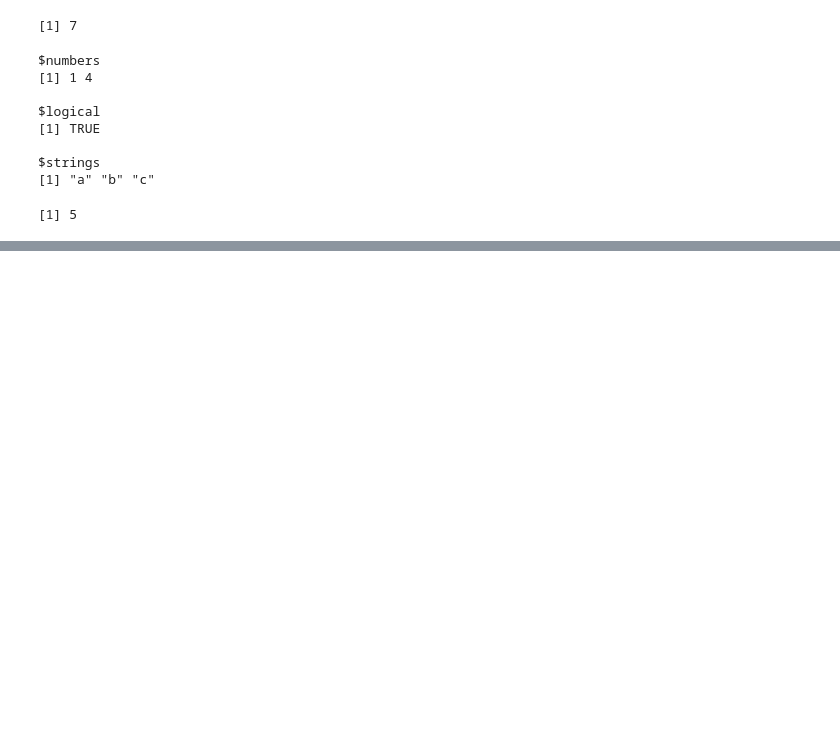
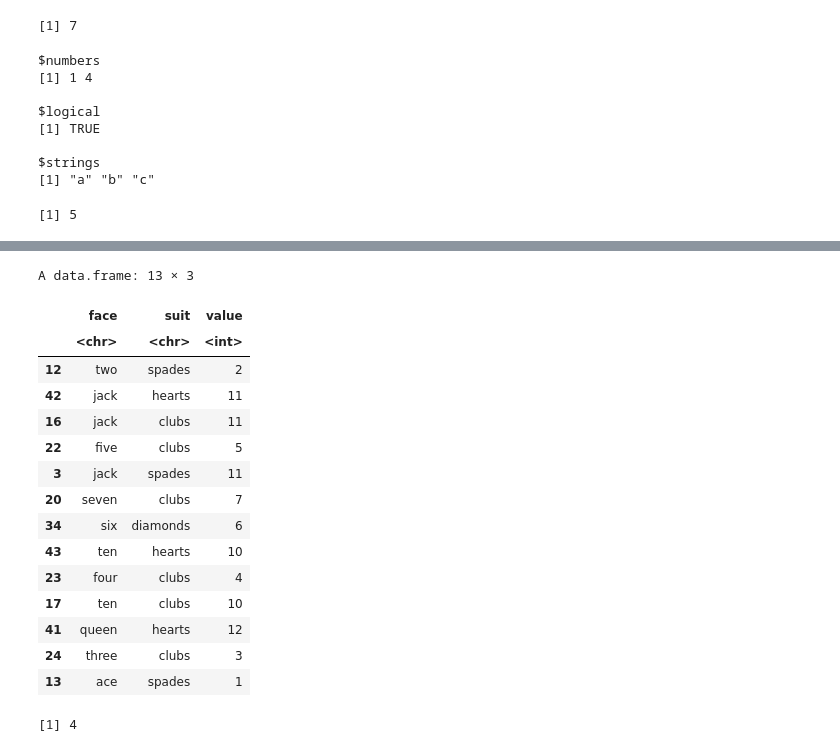
Before and after one commit to SamGombs20/learningR, a Jupyter notebook: code/learning_R.ipynb, the cells around one changed output, grey strips where cells are left out. Cells and saved outputs as stored; diff of their text form; code cells hidden in the pictures; blank space fills up the shorter version.

```diff
--- a/code/learning_R.ipynb
+++ b/code/learning_R.ipynb
@@ -386,0 +433,24 @@ sum(lst$numbers)
+# %%
+deck3 <- shuffle(deck)
+head(deck3, 13)
+# %% [output]
+A data.frame: 13 × 3
+|  | face | suit | value |
+|  | <chr> | <chr> | <int> |
+| 12 | two | spades | 2 |
+| 42 | jack | hearts | 11 |
+| 16 | jack | clubs | 11 |
+| 22 | five | clubs | 5 |
+| 3 | jack | spades | 11 |
+| 20 | seven | clubs | 7 |
+| 34 | six | diamonds | 6 |
+| 43 | ten | hearts | 10 |
+| 23 | four | clubs | 4 |
+| 17 | ten | clubs | 10 |
+| 41 | queen | hearts | 12 |
+| 24 | three | clubs | 3 |
+| 13 | ace | spades | 1 |
+# %%
+sum(deck3$value[deck3$face=="ace"])
+# %% [output]
+[1] 4
```
Also changed, not shown: parts of 15 cells of this notebook.
